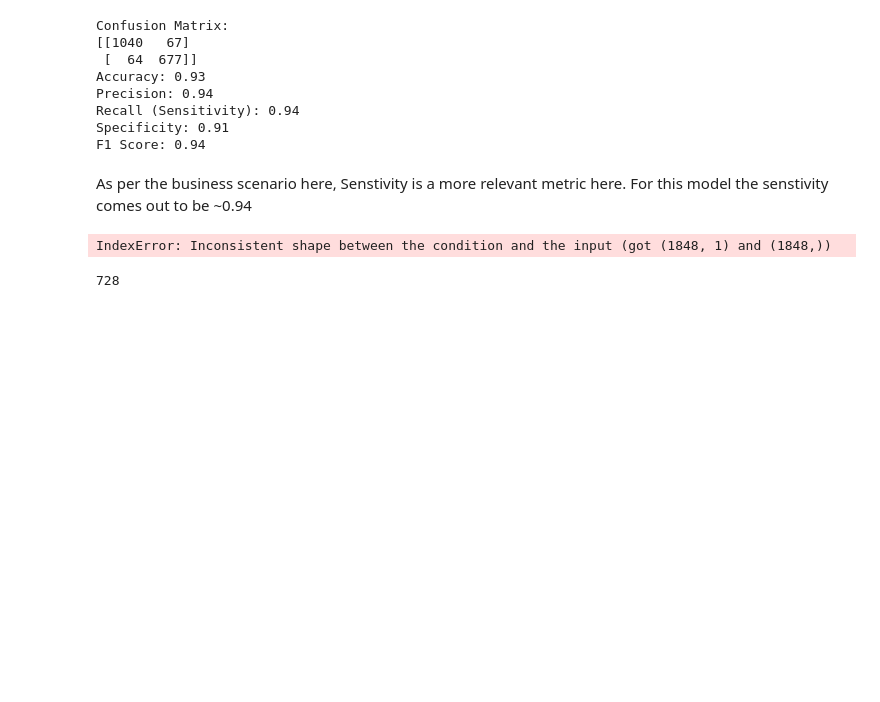
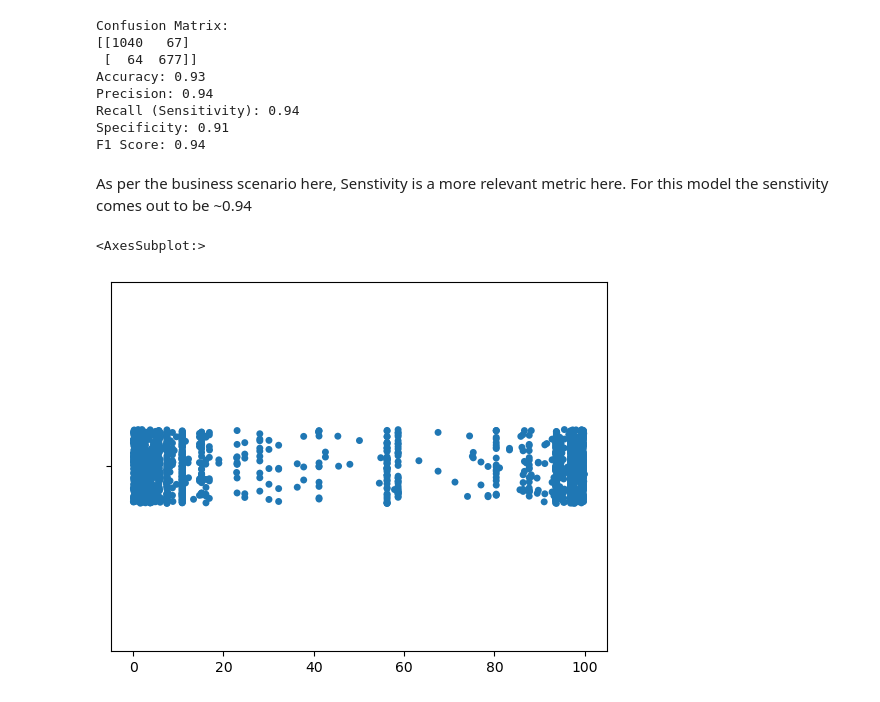
Before and after one commit to parm-aatma/Lead_Scoring, a Jupyter notebook: Lead Scoring.ipynb, the cells around one changed output. Drawn from its saved outputs; the diff is of its cells as text; code cells hidden in the pictures; blank space fills up the shorter version.

```diff
--- a/Lead Scoring.ipynb
+++ b/Lead Scoring.ipynb
@@ -355,10 +433,7 @@ F1 Score: 0.94
 # %% [markdown]
 As per the business scenario here, Senstivity is a more relevant metric here. For this model the senstivity comes out to be ~0.94
 # %%
-sns.heatmap(probabilities[:, 1]*100)
+sns.stripplot(probabilities[:, 1]*100)
 # %% [output]
-IndexError: Inconsistent shape between the condition and the input (got (1848, 1) and (1848,))
+<AxesSubplot:>
+[figure, added]
-# %%
-(probabilities[:, 1]>0.5).sum()
-# %% [output]
-728
```
Also changed, not shown: parts of 10 cells of this notebook.
